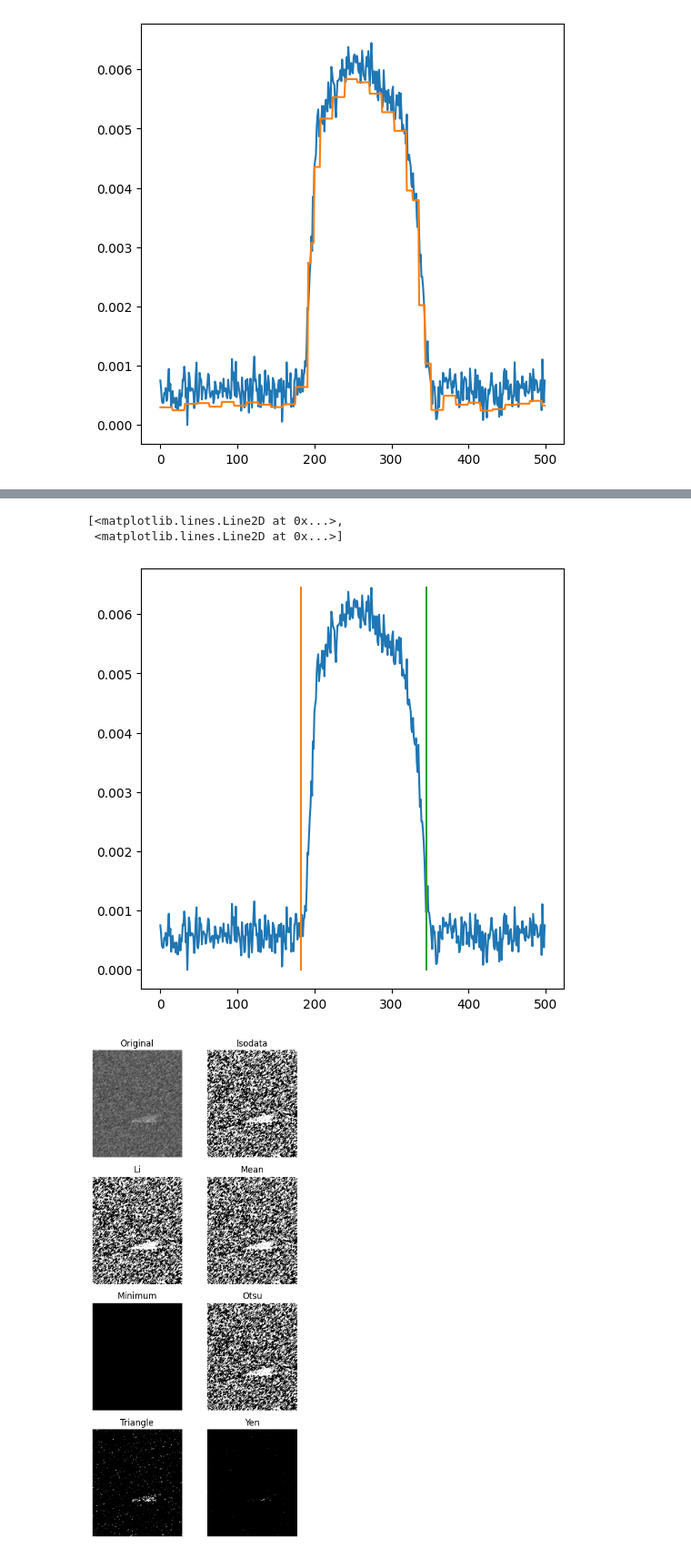
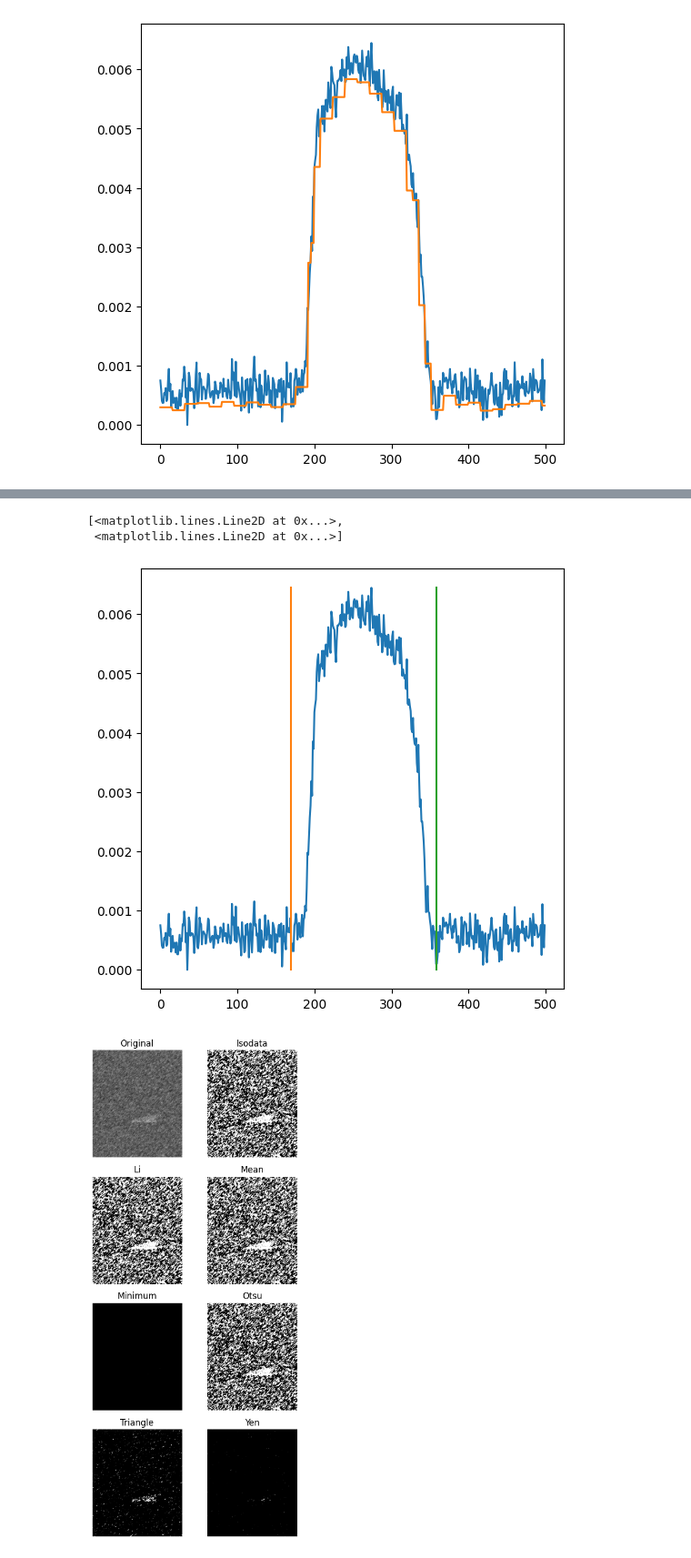
Before and after one commit to AlexGubkin/forInterview, a Jupyter notebook: rockProcessing/rockProcessing.ipynb, the cells around one changed output, grey strips where cells are left out. Shown at 91% size. Drawn from its saved outputs; the diff is of its cells as text; code cells hidden in the pictures.

Commit message:
Offsets for slices added

```diff
--- a/rockProcessing/rockProcessing.ipynb
+++ b/rockProcessing/rockProcessing.ipynb
@@ -113,21 +113,21 @@ stackRange
 # %%
-# offset = (12, 12)
+offset = (12, 12)
 # %%
 figure, axis = plt.subplots()
 figure.set_size_inches(6, 6)
 axis.plot(x, p)
+# axis.plot(
+#     [stackRange[0], stackRange[0]], [0, np.max(p)],
+#     [stackRange[1], stackRange[1]], [0, np.max(p)]
+# )
 axis.plot(
-    [stackRange[0], stackRange[0]], [0, np.max(p)],
-    [stackRange[1], stackRange[1]], [0, np.max(p)]
+    [stackRange[0] - offset[0], stackRange[0] - offset[0]], [0, np.max(p)],
+    [stackRange[1] + offset[1], stackRange[1] + offset[1]], [0, np.max(p)]
 )
-# axis.plot(
-#     [stackRange[0] - offset[0], stackRange[0] - offset[0]], [0, np.max(p)],
-#     [stackRange[1] + offset[1], stackRange[1] + offset[1]], [0, np.max(p)]
-# )
 # %% [output]
 [<matplotlib.lines.Line2D at 0x...>,
  <matplotlib.lines.Line2D at 0x...>]
-[figure, old version]
+[figure, new version]
 # %%
 figure, axes = ski.filters.try_all_threshold(CTImages[testSlice], figsize=(5, 10), verbose=False)
 plt.show()
```
Also changed, not shown: parts of 24 cells of this notebook.
